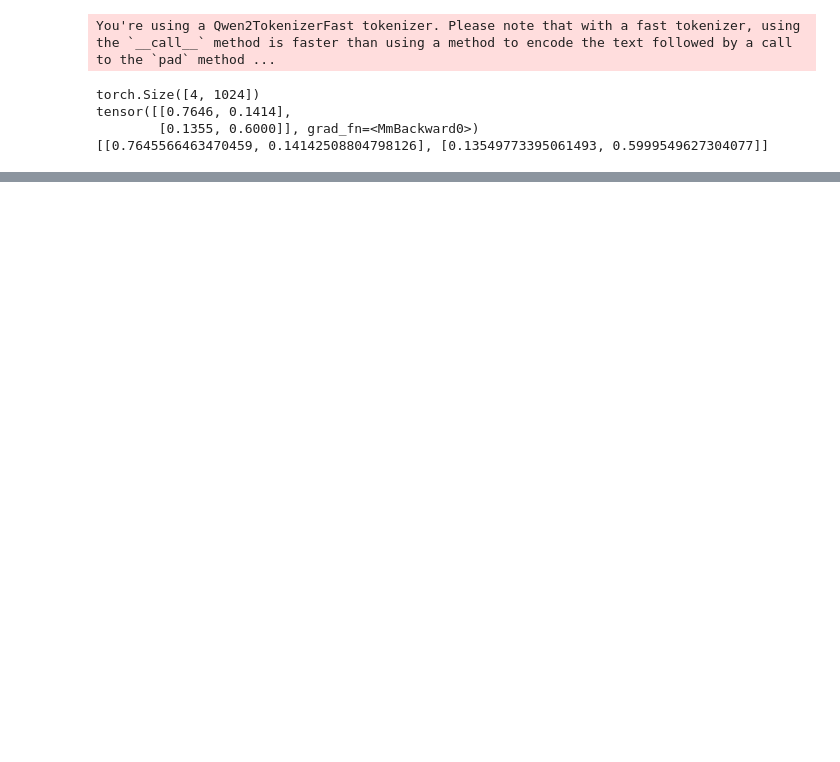
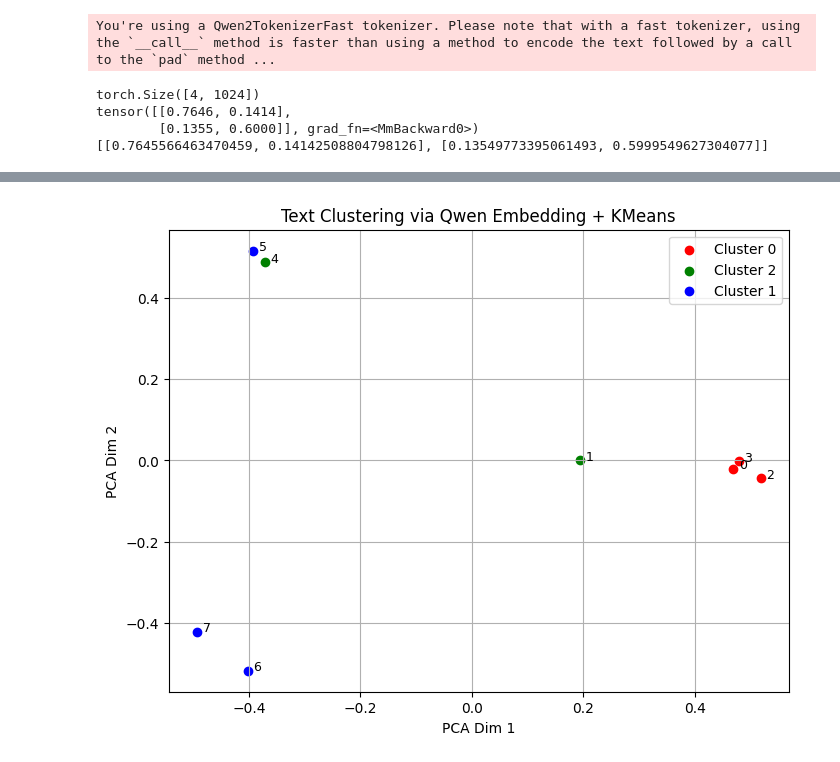
Before and after one commit to vejaxu/CodeStore, a Jupyter notebook: qwen3_embedding_0.6b.ipynb, the cells around one changed output, grey strips where cells are left out. Saved outputs shown, nothing was run; the diff lists cells and outputs as text; code cells hidden in the pictures; blank space fills up the shorter version.

Commit message:
update Embedding model for text clustering

```diff
--- a/qwen3_embedding_0.6b.ipynb
+++ b/qwen3_embedding_0.6b.ipynb
@@ -75,3 +75,91 @@ torch.Size([4, 1024])
 tensor([[0.7646, 0.1414],
         [0.1355, 0.6000]], grad_fn=<MmBackward0>)
 [[0.7645566463470459, 0.14142508804798126], [0.13549773395061493, 0.5999549627304077]]
+# %%
+import torch
+import torch.nn.functional as F
+from transformers import AutoTokenizer, AutoModel
+from sklearn.cluster import KMeans
+from sklearn.decomposition import PCA
+import matplotlib.pyplot as plt
+
+
+def last_token_pool(last_hidden_states, attention_mask):
+    left_padding = (attention_mask[:, -1].sum() == attention_mask.shape[0])
+    if left_padding:
+        return last_hidden_states[:, -1]
+    else:
+        batch_size = last_hidden_states.shape[0]
+        sequence_index = attention_mask.sum(dim = 1) - 1
+        return last_hidden_states[torch.arange(batch_size, device = last_hidden_states.device), sequence_index]
+
+
+texts = [
+    "The capital of China is Beijing.",
+    "The Great Wall is a famous landmark in China.",
+    "Paris is the capital of France.",
+    "The Eiffel Tower is located in Paris.",
+    "Apple releases a new iPhone every year.",
+    "Samsung and Apple are leading smartphone brands.",
+    "Quantum mechanics is a fundamental theory in physics.",
+    "Newton's laws describe classical mechanics.",
+]
+
+
+model_path = '/home/xwj/Model/qwen3-embedding-0.6b'
+tokenizer = AutoTokenizer.from_pretrained(model_path, padding_side='left')
+model = AutoModel.from_pretrained(model_path)
+model.eval()
+
+
+for name, module in model.named_modules():
+    print(name, module)
+
+
+"""
+eod_id = tokenizer.convert_tokens_to_ids("<endoftext>")
+batch_dict = tokenizer(texts, padding=False, truncation=True, max_length=512-2)
+for ids, mask in zip(batch_dict["input_ids"], batch_dict["attention_mask"]):
+    ids.append(eod_id)
+    mask.append(1)
+batch_dict = tokenizer.pad(batch_dict, return_tensors="pt")
+"""
+input_texts = [text + " <|endoftext|>" for text in texts]
+batch_dict = tokenizer(
+    input_texts,
+    padding=True,
+    truncation=True,
+    max_length=8192,
+    return_tensors="pt"
+)
+batch_dict = {k: v.to(model.device) for k, v in batch_dict.items()}
+
+with torch.no_grad():
+    outputs = model(**batch_dict)
+    embeddings = last_token_pool(outputs.last_hidden_state, batch_dict['attention_mask'])
+    embeddings = F.normalize(embeddings, p=2, dim=1)
+print(f"embedding shape: {embeddings.shape}")
+
+n_clusters = 3
+kmeans = KMeans(n_clusters=n_clusters, random_state=42)
+labels = kmeans.fit_predict(embeddings.cpu().numpy())
+
+
+for i, (text, label) in enumerate(zip(texts, labels)):
+    print(f"[Cluster {label}] {text}")
+
+pca = PCA(n_components=2)
+points_2d = pca.fit_transform(embeddings.cpu().numpy())
+plt.figure(figsize=(8, 6))
+colors = ['red', 'blue', 'green', 'purple', 'orange']
+for i, (point, label) in enumerate(zip(points_2d, labels)):
+    plt.scatter(point[0], point[1], color=colors[label], label=f"Cluster {label}" if f"Cluster {label}" not in plt.gca().get_legend_handles_labels()[1] else "")
+    plt.text(point[0]+0.01, point[1], f"{i}", fontsize=9)
+
+plt.title("Text Clustering via Qwen Embedding + KMeans")
+plt.xlabel("PCA Dim 1")
+plt.ylabel("PCA Dim 2")
+plt.legend()
+plt.grid(True)
+plt.show()
+# %% [output]
@@ -77,0 +183 @@ tensor([[0.7646, 0.1414],
+[figure, added]
```
Also changed, not shown: parts of 1 cell of this notebook.
